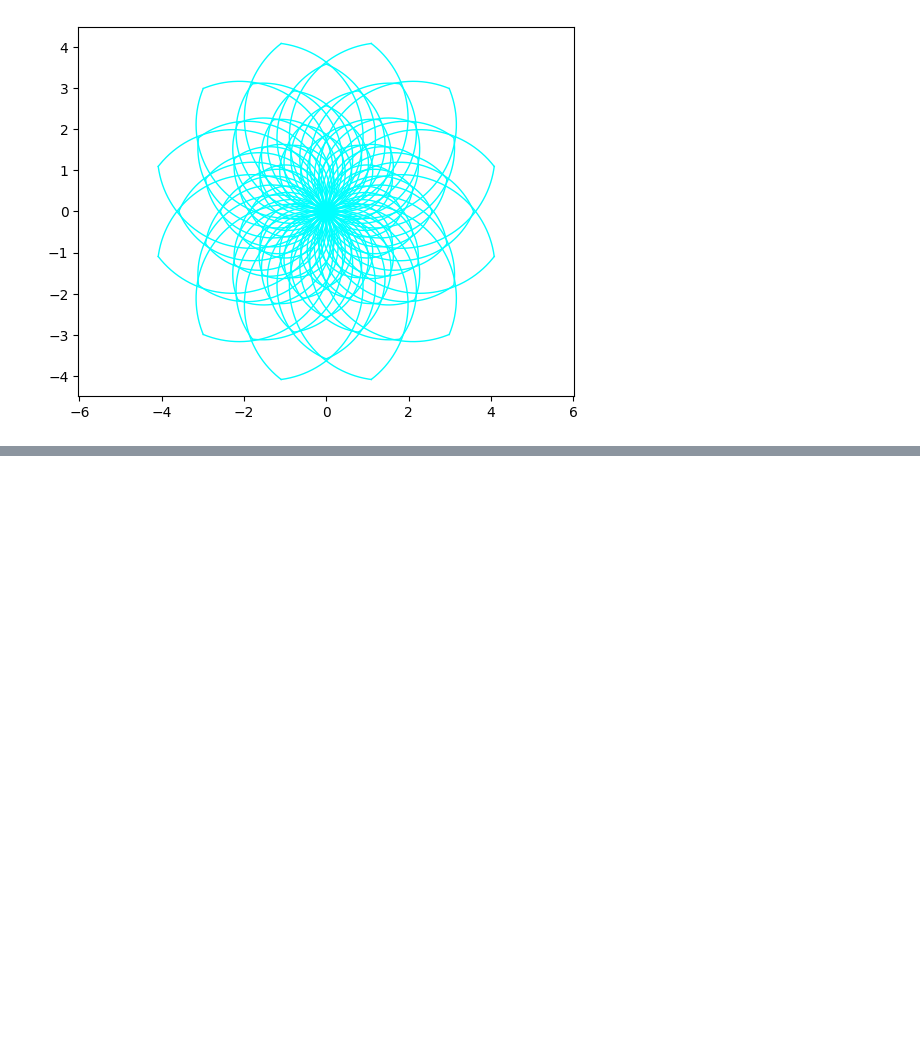
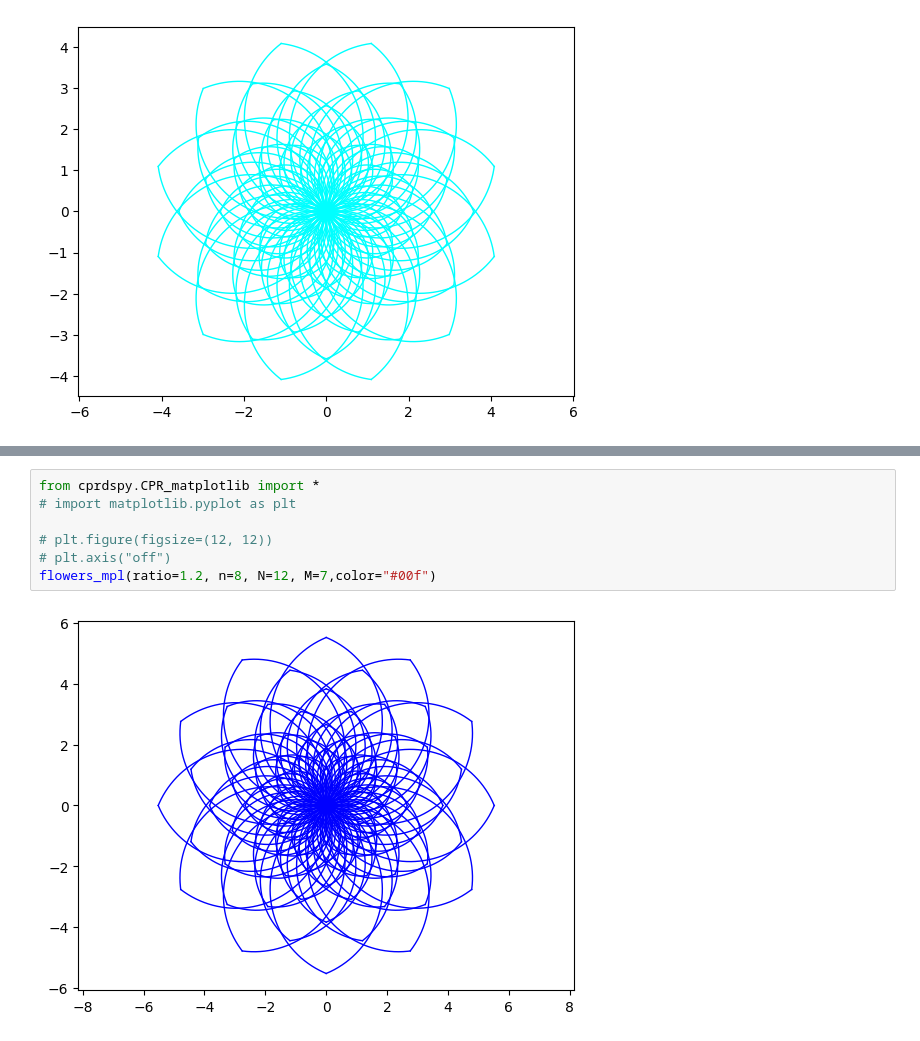
Before and after one commit to lbylzk8/cprdspy, a Jupyter notebook: examples/CPR_matplotlib_test.ipynb, the cells around one changed output, grey strips where cells are left out. Cells and saved outputs as stored; diff of their text form; blank space fills up the shorter version.

```diff
--- a/examples/CPR_matplotlib_test.ipynb
+++ b/examples/CPR_matplotlib_test.ipynb
@@ -67,0 +79,9 @@ oval_flower_mpl()
+# %%
+from cprdspy.CPR_matplotlib import *
+# import matplotlib.pyplot as plt
+
+# plt.figure(figsize=(12, 12))
+# plt.axis("off")
+flowers_mpl(ratio=1.2, n=8, N=12, M=7,color="#00f")
+# %% [output]
+[figure, added]
```
Also changed, not shown: parts of 6 cells of this notebook, 57 other files.
